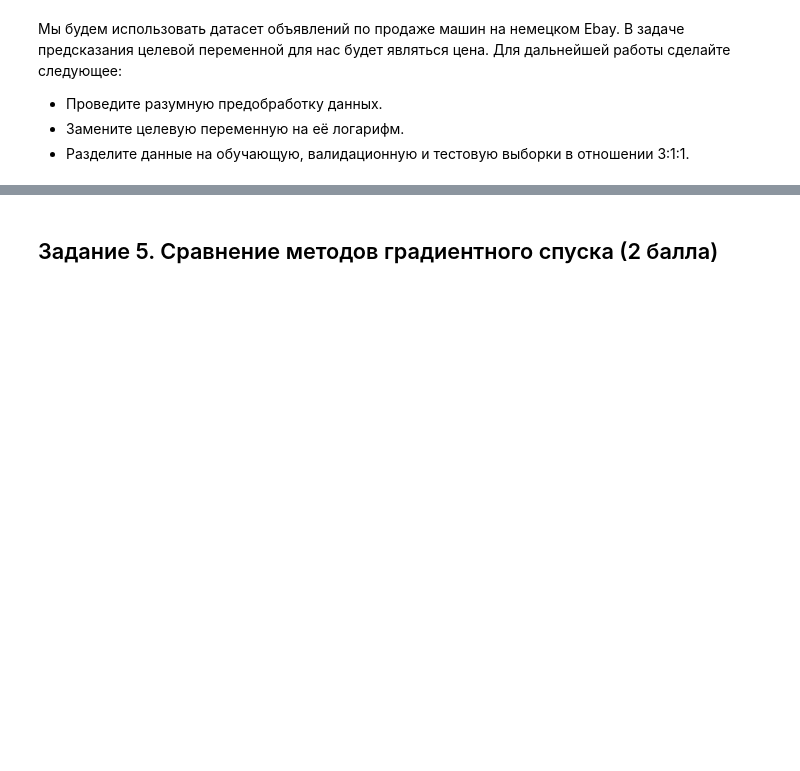
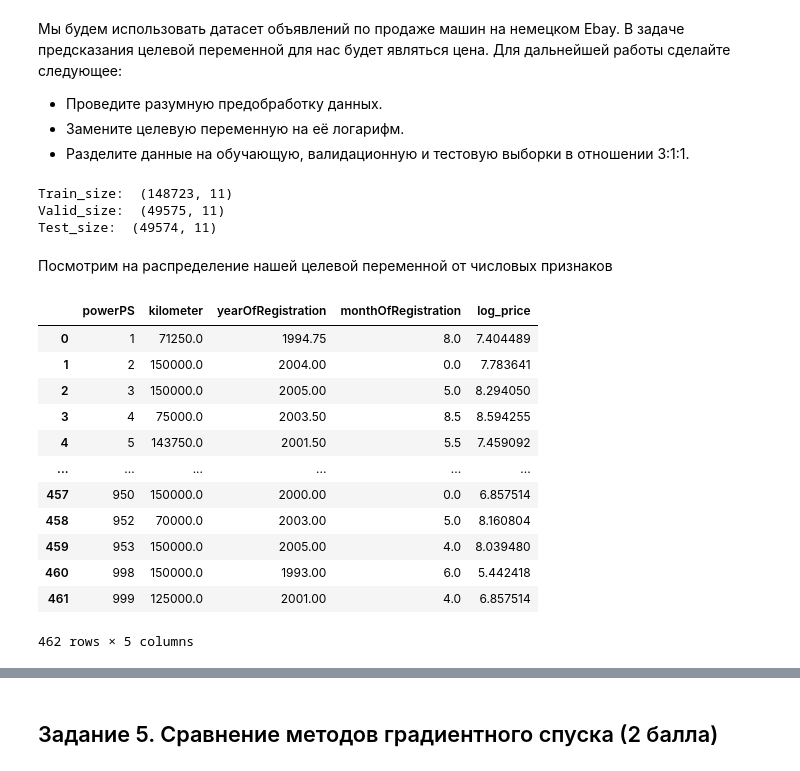
Before and after one commit to miche2020/ml-course-hse, a Jupyter notebook: 2020-fall/homeworks-practice/homework-practice-03-gd/homework-practice-03-gd.ipynb, the cells around one changed output, grey strips where cells are left out. Cells and saved outputs as stored; diff of their text form; code cells hidden in the pictures; blank space fills up the shorter version.

```diff
--- a/2020-fall/homeworks-practice/homework-practice-03-gd/homework-practice-03-gd.ipynb
+++ b/2020-fall/homeworks-practice/homework-practice-03-gd/homework-practice-03-gd.ipynb
@@ -225,0 +234,30 @@ ValueError: shapes (100,6) and (5,) not aligned: 6 (dim 1) != 5 (dim 0)
+# %%
+X_train, X_test = train_test_split(
+    data, test_size=0.4, random_state=42)
+X_test, X_valid = train_test_split(
+    X_test, test_size=0.5, random_state=42)
+print('Train_size: ', X_train.shape)
+print('Valid_size: ', X_valid.shape)
+print('Test_size: ', X_test.shape)
+# %% [output]
+Train_size:  (148723, 11)
+Valid_size:  (49575, 11)
+Test_size:  (49574, 11)
+# %% [markdown]
+Посмотрим на распределение нашей целевой переменной от числовых признаков
+# %%
+X_train.groupby('powerPS',as_index=False).mean()
+# %% [output]
+|  | powerPS | kilometer | yearOfRegistration | monthOfRegistration | log_price |
+| 0 | 1 | 71250.0 | 1994.75 | 8.0 | 7.404489 |
+| 1 | 2 | 150000.0 | 2004.00 | 0.0 | 7.783641 |
+| 2 | 3 | 150000.0 | 2005.00 | 5.0 | 8.294050 |
+| 3 | 4 | 75000.0 | 2003.50 | 8.5 | 8.594255 |
+| 4 | 5 | 143750.0 | 2001.50 | 5.5 | 7.459092 |
+| ... | ... | ... | ... | ... | ... |
+| 457 | 950 | 150000.0 | 2000.00 | 0.0 | 6.857514 |
+| 458 | 952 | 70000.0 | 2003.00 | 5.0 | 8.160804 |
+| 459 | 953 | 150000.0 | 2005.00 | 4.0 | 8.039480 |
+| 460 | 998 | 150000.0 | 1993.00 | 6.0 | 5.442418 |
+| 461 | 999 | 125000.0 | 2001.00 | 4.0 | 6.857514 |
+462 rows × 5 columns
```
Also changed, not shown: parts of 16 cells of this notebook, 3 other files.
